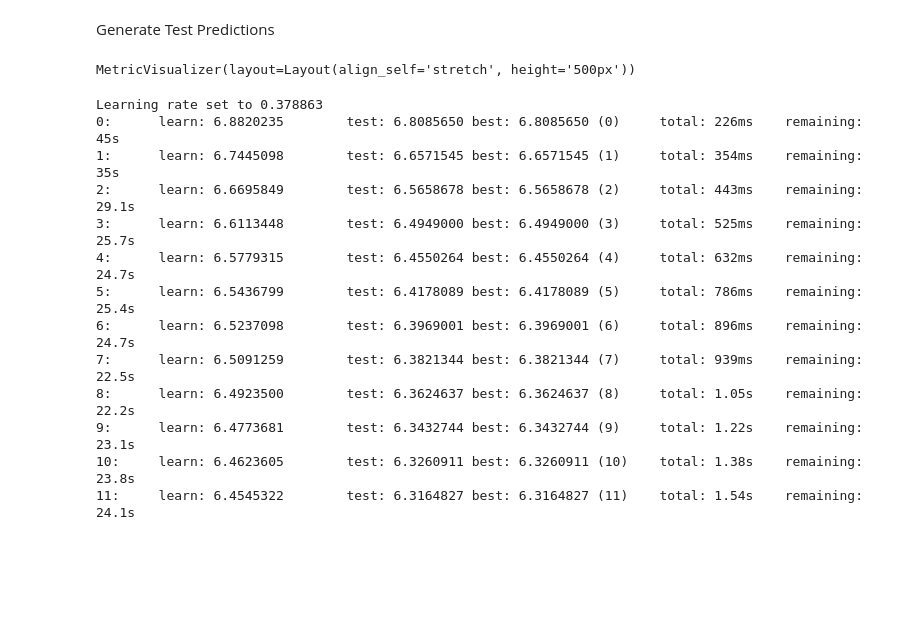
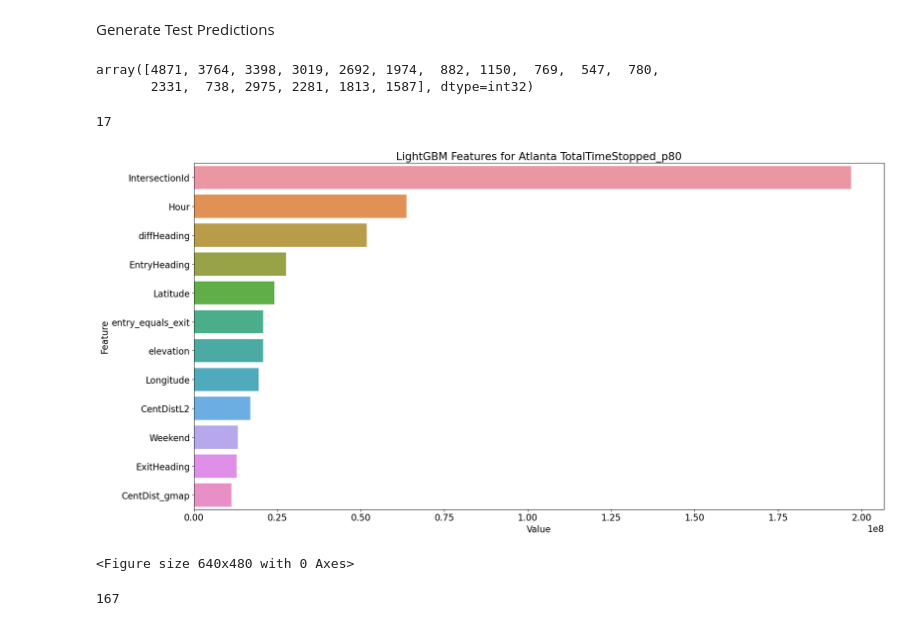
Before and after one commit to Geffen-Cooper/Applied_ML_Project, a Jupyter notebook: exploration/basic_features.ipynb, the cells around one changed output. Drawn from its saved outputs; the diff is of its cells as text; code cells hidden in the pictures; blank space fills up the shorter version.

```diff
--- a/exploration/basic_features.ipynb
+++ b/exploration/basic_features.ipynb
@@ -269,6 +285,8 @@ with open('../data/basic_testing_X.pickle', 'wb') as handle:
 # %% [markdown]
 Load the data
 # %%
+cities = ['Atlanta','Boston','Chicago','Philadelphia']
+
 with open('../data/basic_training_X.pickle', 'rb') as handle:
     city_training_datasets_X = pickle.load(handle)
 
@@ -277,3 +295,17 @@ with open('../data/basic_training_y.pickle', 'rb') as handle:
 
 with open('../data/basic_testing_X.pickle', 'rb') as handle:
     city_testing_datasets_X = pickle.load(handle)
+# ----
+with open('../data/gmaps_training_X.pickle', 'rb') as handle:
+    g_city_training_datasets_X = pickle.load(handle)
+
+with open('../data/gmaps_testing_X.pickle', 'rb') as handle:
+    g_city_testing_datasets_X = pickle.load(handle)
+
+gmaps_feats = ['elevation','cent_dist','num_places_50']
+for city in cities:
+    for feat in gmaps_feats:
+        city_training_datasets_X[city][feat] = g_city_training_datasets_X[city][feat]
+        city_testing_datasets_X[city][feat] = g_city_testing_datasets_X[city][feat]
+    city_training_datasets_X[city] = city_training_datasets_X[city].rename(columns={'CenterDistance': 'CentDistL2', 'cent_dist': 'CentDist_gmap'})
+    city_testing_datasets_X[city] = city_testing_datasets_X[city].rename(columns={'CenterDistance': 'CentDistL2', 'cent_dist': 'CentDist_gmap'})
@@ -415,33 +580,0 @@ df_sub.to_csv('../submission/lr_70_67.csv',index=False)
-# %%
-models = []
-for i,tc in enumerate(rel_training_label_cols):
-    X_train,X_validation,y_train,y_validation=train_test_split(train_set,all_target[i], test_size=0.2, random_state=31)
-
-    model = CatBoostRegressor(
-        loss_function='RMSE',
-        iterations=200
-    )
-
-    model.fit(
-        X_train, y_train,
-        cat_features=cat_feat,
-        eval_set=(X_validation, y_validation),
-    #     logging_level='Verbose',  # you can uncomment this for text output
-        plot=True
-    )
-    models.append(model)
-# %% [output]
-MetricVisualizer(layout=Layout(align_self='stretch', height='500px'))
-Learning rate set to 0.378863
-0:      learn: 6.8820235        test: 6.8085650 best: 6.8085650 (0)     total: 226ms    remaining: 45s
-1:      learn: 6.7445098        test: 6.6571545 best: 6.6571545 (1)     total: 354ms    remaining: 35s
-2:      learn: 6.6695849        test: 6.5658678 best: 6.5658678 (2)     total: 443ms    remaining: 29.1s
-3:      learn: 6.6113448        test: 6.4949000 best: 6.4949000 (3)     total: 525ms    remaining: 25.7s
-4:      learn: 6.5779315        test: 6.4550264 best: 6.4550264 (4)     total: 632ms    remaining: 24.7s
-5:      learn: 6.5436799        test: 6.4178089 best: 6.4178089 (5)     total: 786ms    remaining: 25.4s
-6:      learn: 6.5237098        test: 6.3969001 best: 6.3969001 (6)     total: 896ms    remaining: 24.7s
-7:      learn: 6.5091259        test: 6.3821344 best: 6.3821344 (7)     total: 939ms    remaining: 22.5s
-8:      learn: 6.4923500        test: 6.3624637 best: 6.3624637 (8)     total: 1.05s    remaining: 22.2s
-9:      learn: 6.4773681        test: 6.3432744 best: 6.3432744 (9)     total: 1.22s    remaining: 23.1s
-10:     learn: 6.4623605        test: 6.3260911 best: 6.3260911 (10)    total: 1.38s    remaining: 23.8s
-11:     learn: 6.4545322        test: 6.3164827 best: 6.3164827 (11)    total: 1.54s    remaining: 24.1s
@@ -452 +581,28 @@ import numpy as np
+# %%
+models['Atlanta']['DistanceToFirstStop_p80'].feature_importance()
+# %% [output]
+array([4871, 3764, 3398, 3019, 2692, 1974,  882, 1150,  769,  547,  780,
+       2331,  738, 2975, 2281, 1813, 1587], dtype=int32)
+# %%
+models['Atlanta']['TotalTimeStopped_p80'].num_feature()
+# %% [output]
+17
+# %%
+feature_imp = pd.DataFrame(sorted(zip(models['Atlanta']['TotalTimeStopped_p80'].feature_importance(importance_type='gain'),city_testing_datasets_X['Atlanta'].columns)), columns=['Value','Feature'])
+plt.rcParams.update({'font.size': 16})
+plt.figure(figsize=(20, 10))
+sns.barplot(x="Value", y="Feature", data=feature_imp.sort_values(by="Value", ascending=False)[:-5])
+plt.title('LightGBM Features for Atlanta TotalTimeStopped_p80')
+plt.tight_layout()
+# plt.xlim((0,10000))
+plt.show()
+
+plt.savefig('lgbm_importances-01.png')
+# %% [output]
+[figure, added]
+<Figure size 640x480 with 0 Axes>
+# %%
+models['Atlanta']['DistanceToFirstStop_p80'].num_trees()
+# %% [output]
+167
 # %%
```
Also changed, not shown: parts of 44 cells of this notebook, 5 other files.
